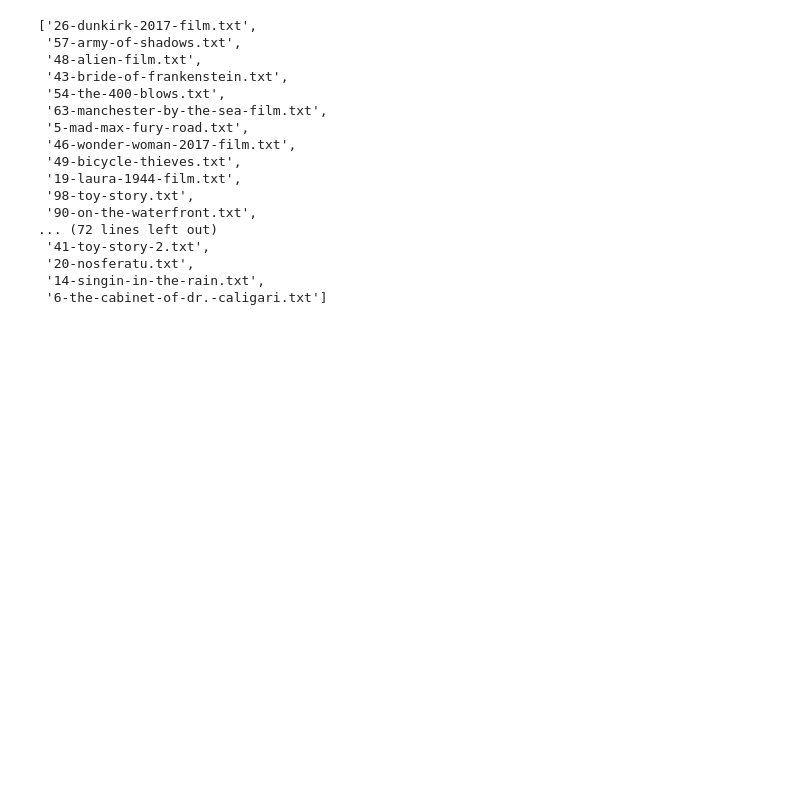
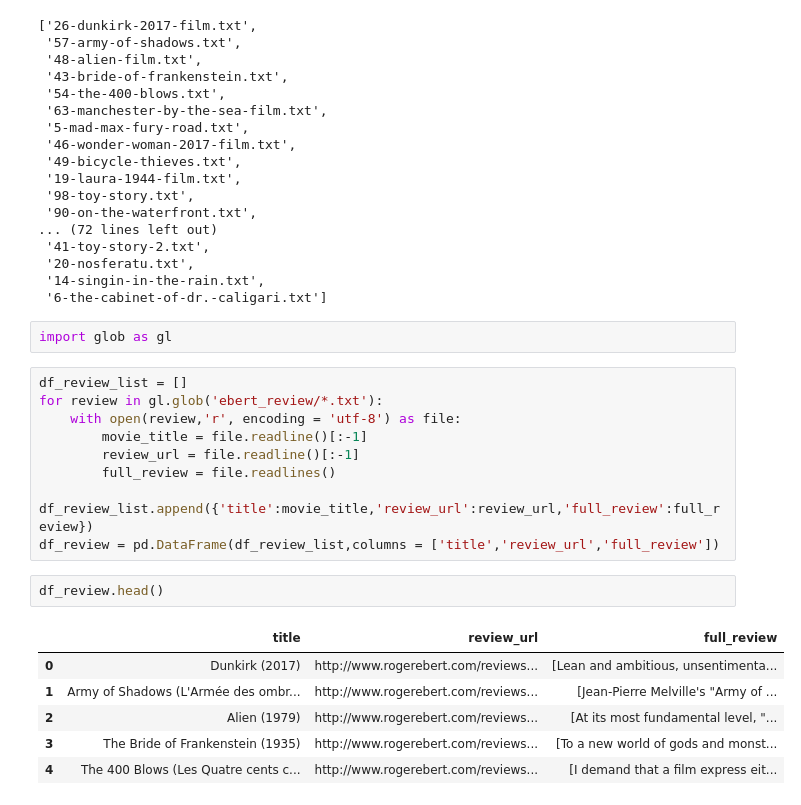
Before and after one commit to aZade-Dehghanpour/webScraping_RottenTomatos, a Jupyter notebook: Web Scraping.ipynb, the cells around one changed output. Saved outputs shown, nothing was run; the diff lists cells and outputs as text; blank space fills up the shorter version.

Commit message:
read file line by line and store in dataframe

```diff
--- a/Web Scraping.ipynb
+++ b/Web Scraping.ipynb
@@ -112,3 +113,23 @@ os.listdir('ebert_review')
  '20-nosferatu.txt',
  '14-singin-in-the-rain.txt',
  '6-the-cabinet-of-dr.-caligari.txt']
+# %%
+import glob as gl
+# %%
+df_review_list = []
+for review in gl.glob('ebert_review/*.txt'):
+    with open(review,'r', encoding = 'utf-8') as file:
+        movie_title = file.readline()[:-1]
+        review_url = file.readline()[:-1]
+        full_review = file.readlines()
+        df_review_list.append({'title':movie_title,'review_url':review_url,'full_review':full_review})
+df_review = pd.DataFrame(df_review_list,columns = ['title','review_url','full_review'])
+# %%
+df_review.head()
+# %% [output]
+|  | title | review_url | full_review |
+| 0 | Dunkirk (2017) | http://www.rogerebert.com/reviews... | [Lean and ambitious, unsentimenta... |
+| 1 | Army of Shadows (L'Armée des ombr... | http://www.rogerebert.com/reviews... | [Jean-Pierre Melville's "Army of ... |
+| 2 | Alien (1979) | http://www.rogerebert.com/reviews... | [At its most fundamental level, "... |
+| 3 | The Bride of Frankenstein (1935) | http://www.rogerebert.com/reviews... | [To a new world of gods and monst... |
+| 4 | The 400 Blows (Les Quatre cents c... | http://www.rogerebert.com/reviews... | [I demand that a film express eit... |
```
Also changed, not shown: parts of 1 cell of this notebook.
